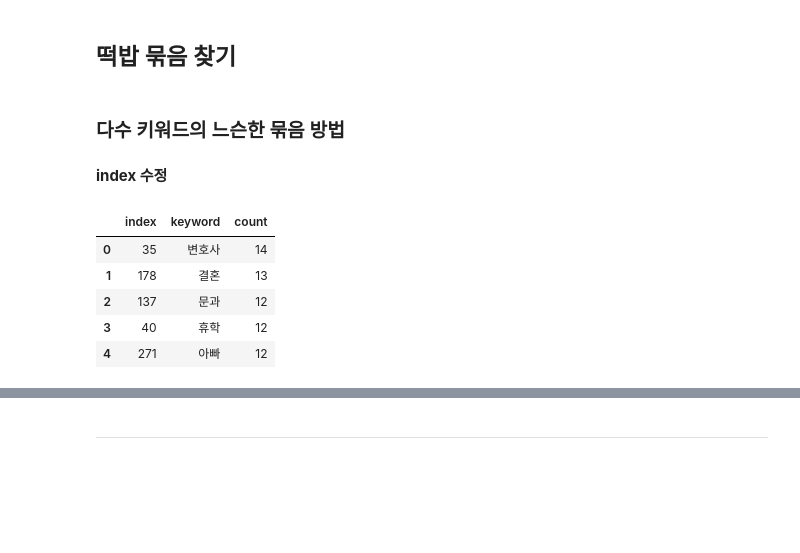
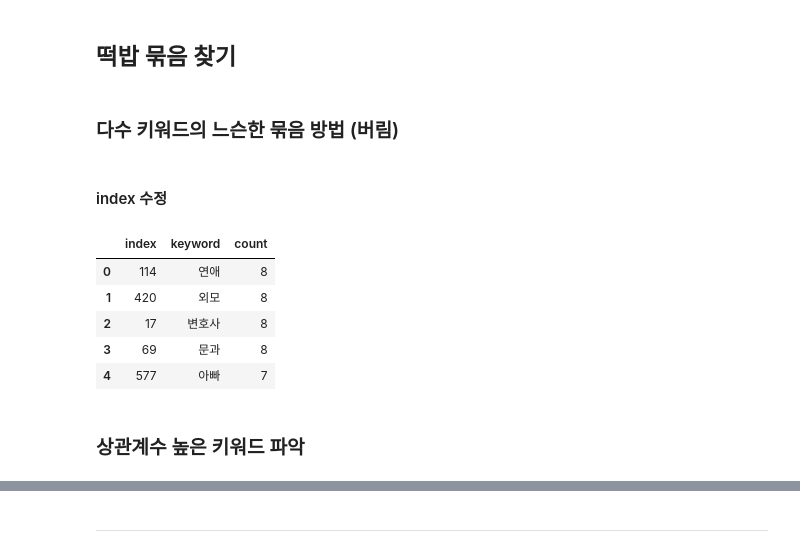
Before and after one commit to JourneyKo/ssodam, a Jupyter notebook: topic_more.ipynb, the cells around one changed output, grey strips where cells are left out. Saved outputs shown, nothing was run; the diff lists cells and outputs as text; code cells hidden in the pictures; blank space fills up the shorter version.

```diff
--- a/topic_more.ipynb
+++ b/topic_more.ipynb
@@ -290,16 +290,18 @@ plt.show()
 # %% [markdown]
 ## 떡밥 묶음 찾기
 # %% [markdown]
-### 다수 키워드의 느슨한 묶음 방법
+### 다수 키워드의 느슨한 묶음 방법 (버림)
-# %% [markdown]
-__index 수정__
+# %% [markdown]
+#### index 수정
 # %%
-bow = bow_20.reset_index()
+bow = bow_10.reset_index()
 bow.head()
 # %% [output]
 |  | index | keyword | count |
-| 0 | 35 | 변호사 | 14 |
-| 1 | 178 | 결혼 | 13 |
-| 2 | 137 | 문과 | 12 |
-| 3 | 40 | 휴학 | 12 |
-| 4 | 271 | 아빠 | 12 |
+| 0 | 114 | 연애 | 8 |
+| 1 | 420 | 외모 | 8 |
+| 2 | 17 | 변호사 | 8 |
+| 3 | 69 | 문과 | 8 |
+| 4 | 577 | 아빠 | 7 |
+# %% [markdown]
+### 상관계수 높은 키워드 파악
```
Also changed, not shown: parts of 42 cells of this notebook, 3 other files.
